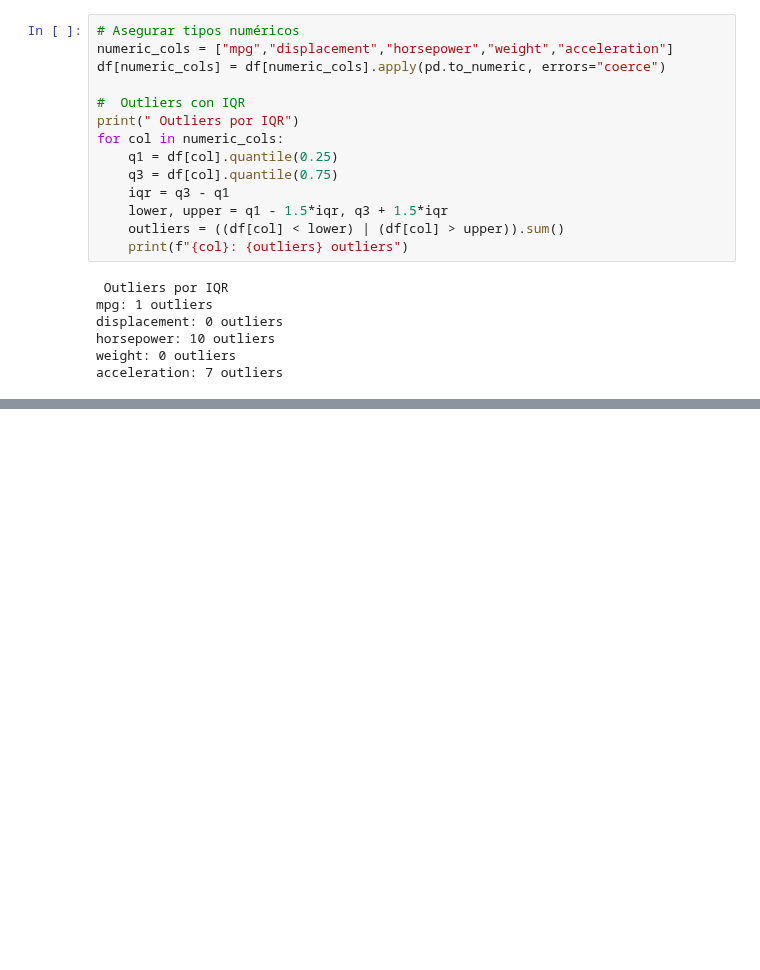
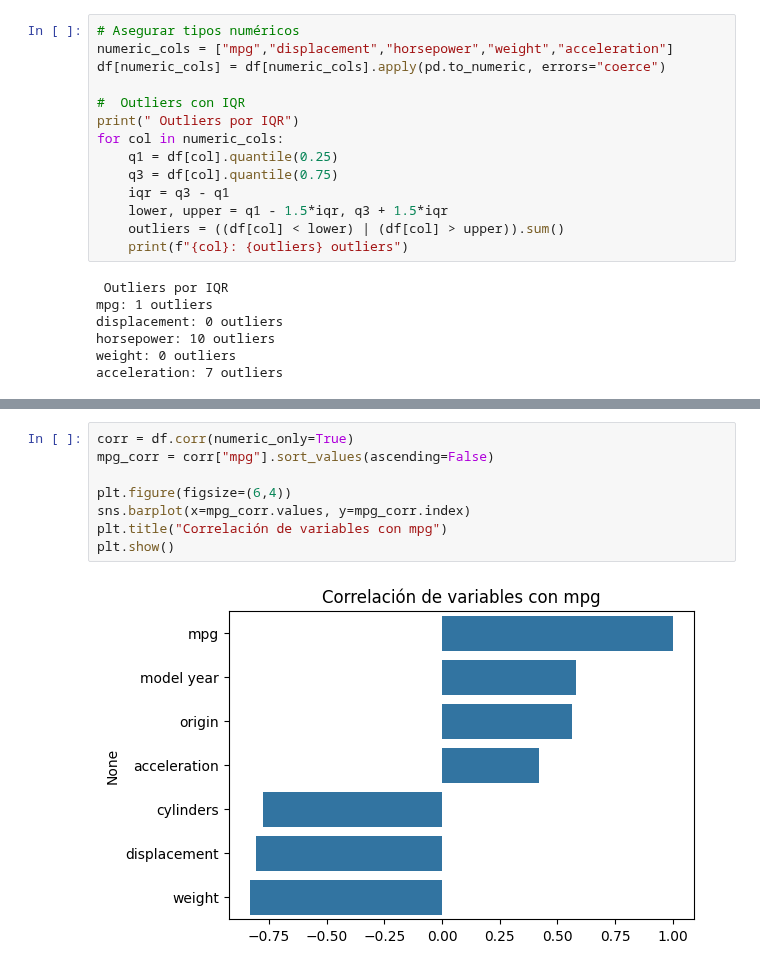
Before and after one commit to isabellaperezcav/Modelos_Regresion_Auto-MPG, a Jupyter notebook: EDA.ipynb, the cells around one changed output, grey strips where cells are left out. Saved outputs shown, nothing was run; the diff lists cells and outputs as text; blank space fills up the shorter version.

```diff
--- a/EDA.ipynb
+++ b/EDA.ipynb
@@ -131,3 +168,13 @@ cylinders      -0.775396
 displacement   -0.804203
 weight         -0.831741
 Name: mpg, dtype: float64
+# %%
+corr = df.corr(numeric_only=True)
+mpg_corr = corr["mpg"].sort_values(ascending=False)
+
+plt.figure(figsize=(6,4))
+sns.barplot(x=mpg_corr.values, y=mpg_corr.index)
+plt.title("Correlación de variables con mpg")
+plt.show()
+# %% [output]
+[figure, added]
```
Also changed, not shown: parts of 7 cells of this notebook, 1 other file.
